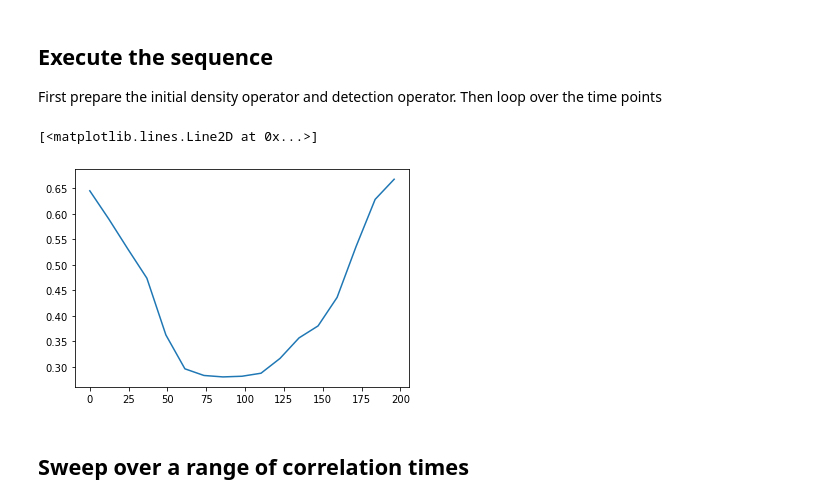
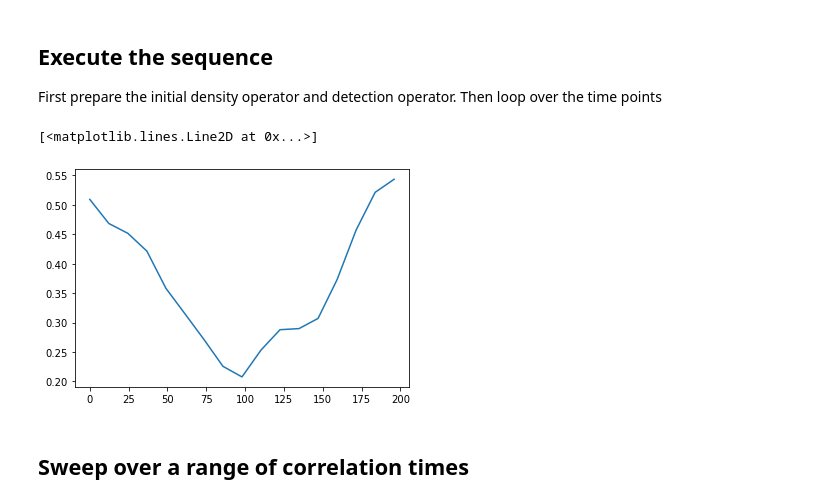
Before and after one commit to alsinmr/SLEEPY, a Jupyter notebook: examples/DIPSHIFT.ipynb, the cells around one changed output. Saved outputs shown, nothing was run; the diff lists cells and outputs as text; code cells hidden in the pictures.

```diff
--- a/examples/DIPSHIFT.ipynb
+++ b/examples/DIPSHIFT.ipynb
@@ -8,17 +8,18 @@ sys.path.append('/Users/albertsmith/Documents/GitHub')
 import pyRelaxSim as RS
 import numpy as np
 import matplotlib.pyplot as plt
+RS.Defaults['parallel']=False
 # %% [markdown]
 ## Build the spin system
 For relaxation induced by exchange, we always build the spin system with at least two different sets of interactions. Not all interactions must change, but at least one interaction should be different– otherwise no relaxation will occure. Note that best-practice is to build the first spin-system, and copy it and only edit the parameters that are changed in the second spin-system.
 
 pyRelaxSim takes the main experimental parameters (excepting rf fields) upon initialization of a spin-system, and then interactions are added afterwards.
 # %%
-ex0=RS.ExpSys(v0H=600,vr=5000,Nucs=['13C','1H'],pwdavg=RS.PowderAvg(q=3))     #1-spin system at 600 MHz (14.1 T)
+ex0=RS.ExpSys(v0H=600,vr=5000,Nucs=['13C','1H'],pwdavg=RS.PowderAvg(q=6))     #1-spin system at 600 MHz (14.1 T)
 delta=RS.Tools.dipole_coupling(.109,'1H','13C')       #Built-in dipole coupling calculator
 ex0.set_inter(Type='dipole',i0=0,i1=1,delta=delta)    #Dipole coupling
 ex1=ex0.copy()   #Copies the spin system
-ex1.set_inter(Type='dipole',i0=0,i1=1,delta=delta,euler=[0,60*np.pi/180,0])   #60 degree hop of dipole coupling
+ex1.set_inter(Type='dipole',i0=0,i1=1,delta=delta,euler=[0,90*np.pi/180,0])   #60 degree hop of dipole coupling
 # %% [markdown]
 ## Define Liouvillian, pulse sequence, initial density operator, detection operator
 # %%
@@ -26,10 +27,18 @@ L=RS.Liouvillian((ex0,ex1))  #Liovillian with both Hamiltonians
 seq_homo=RS.Sequence(L)
 seq_het=RS.Sequence(L)
 seq_ref=RS.Sequence(L)
-v1=65000
-voff=v1/np.tan(np.arccos(np.sqrt(1/3)))
 v1pi=62500
 tpi=1/v1pi/2
+t_homo=L.taur-tpi/2
+tstep=t_homo/16
+veff=1/tstep
+magic=np.arccos(np.sqrt(1/3))
+v1=veff*np.sin(magic)
+voff=veff*np.cos(magic)
+
+t=
+
+
 seq_homo.add_channel('1H',v1=v1,voff=voff,t=[0,L.taur-tpi/2])   #Pulse sequence during homonuclear decoupling
 seq_het.add_channel('1H',v1=v1,t=[0,L.taur-tpi/2])  #Pulse sequence during heteronuclear decoupling
 seq_ref.add_channel('1H',v1=v1,t=[0,L.taur+tpi/2])  #Pulse sequence during refocusing
@@ -55,22 +68,23 @@ Uref=seq_ref.U()
 ## Execute the sequence
 First prepare the initial density operator and detection operator. Then loop over the time points
 # %%
-rho=RS.Rho(rho0='13Cx',detect='13Cx',L=L)
+rho=RS.Rho(rho0='13Cx',detect='13Cx')
+rho.clear()
 for k in range(npts):
     rho.reset()
     for m in range(k):
         Uhomo[m]*rho
     for m in range(k,npts-1):
         Uhet[m]*rho
     Uref*rho
     rho()
 ax=plt.figure().add_subplot(111)
 #ax.plot(np.arange(npts)*Dt*1e6,rho.I[0].real)
 #ax.set_xlabel(r'$t$ / $\mu$s')
-ax.plot(np.arange(npts)*Dt*1e6,(np.array(rho._Ipwd).T*rho.pwdavg.weight).sum(-1).T[0])
+ax.plot(np.arange(npts)*Dt*1e6,rho.I[0].real)
 # %% [output]
 [<matplotlib.lines.Line2D at 0x...>]
-[figure, old version]
+[figure, new version]
 # %% [markdown]
 ## Sweep over a range of correlation times
 # %% [markdown]
```
Also changed, not shown: parts of 1 cell of this notebook, 9 other files.
